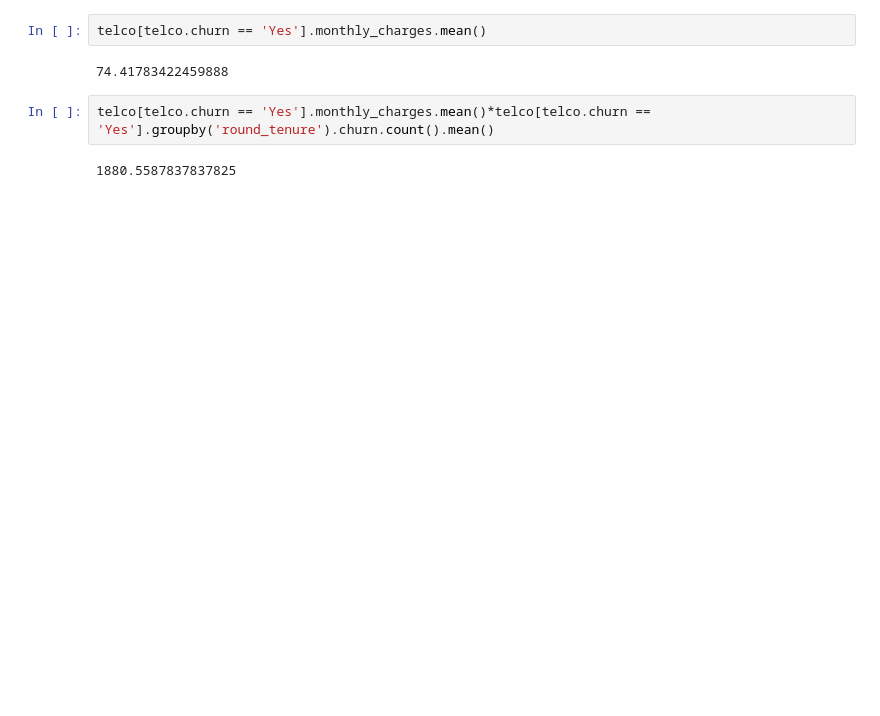
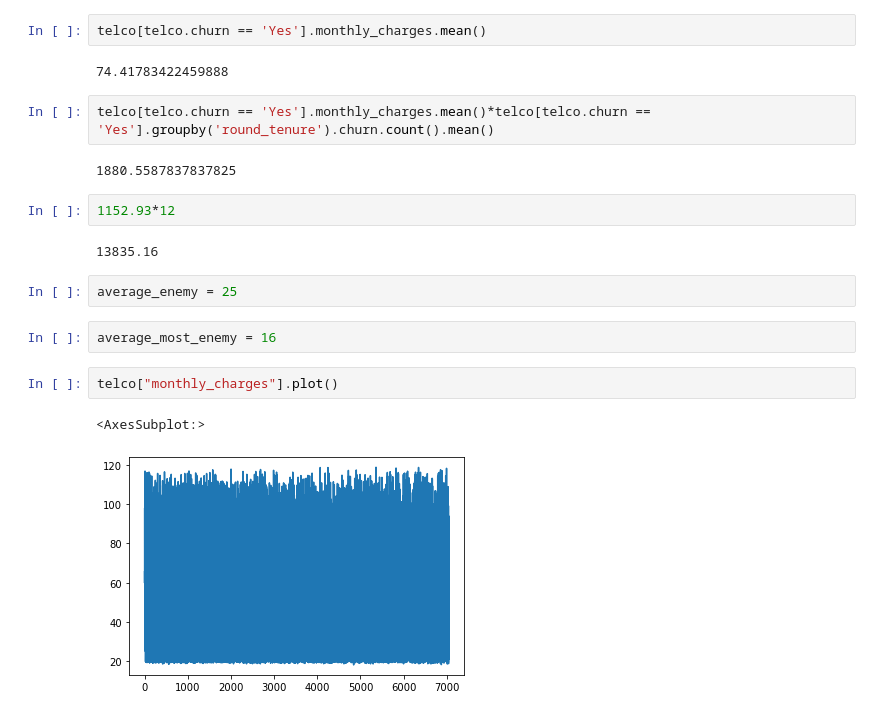
Before and after one commit to raycerna/numpy-pandas-visualization-exercises, a Jupyter notebook: telco_analysis.ipynb, the cells around one changed output. Drawn from its saved outputs; the diff is of its cells as text; blank space fills up the shorter version.

```diff
--- a/telco_analysis.ipynb
+++ b/telco_analysis.ipynb
@@ -209,3 +215,16 @@ telco[telco.churn == 'Yes'].monthly_charges.mean()
 telco[telco.churn == 'Yes'].monthly_charges.mean()*telco[telco.churn == 'Yes'].groupby('round_tenure').churn.count().mean()
 # %% [output]
 1880.5587837837825
+# %%
+1152.93*12
+# %% [output]
+13835.16
+# %%
+average_enemy = 25
+# %%
+average_most_enemy = 16
+# %%
+telco["monthly_charges"].plot()
+# %% [output]
+<AxesSubplot:>
+[figure, added]
```
Also changed, not shown: parts of 14 cells of this notebook.
